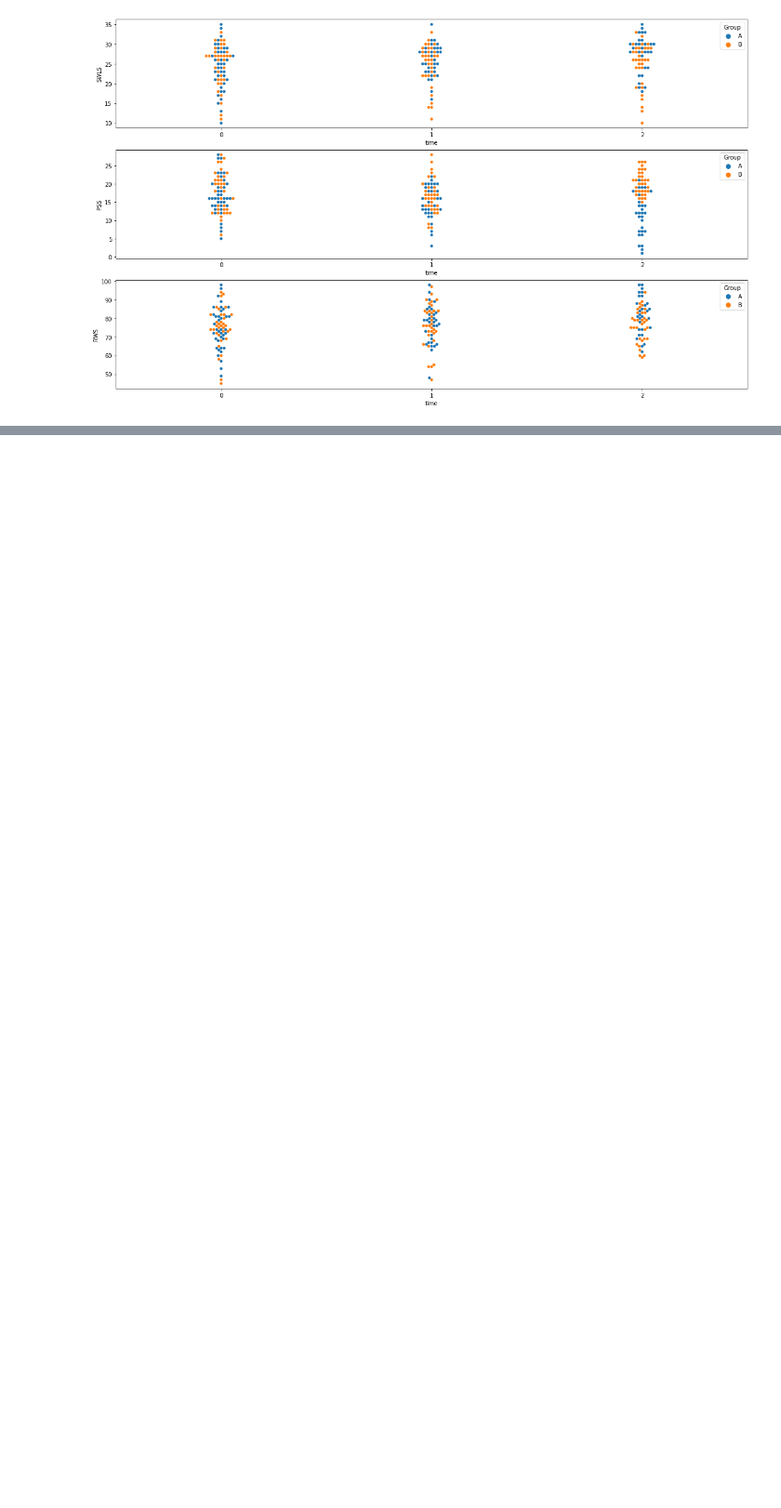
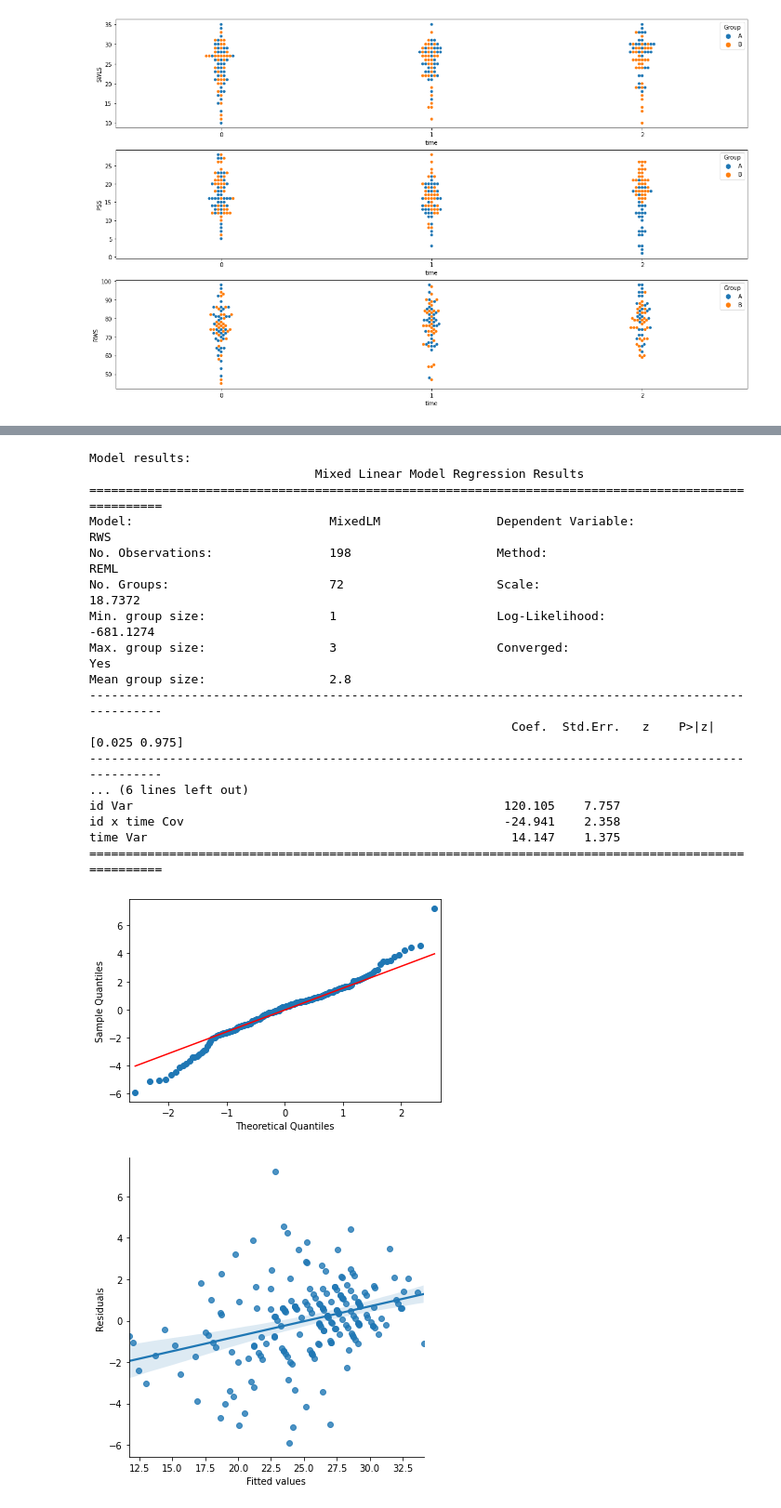
Before and after one commit to lucia-lux/interview_task_120122, a Jupyter notebook: it_12012022_analysis.ipynb, the cells around one changed output, grey strips where cells are left out. Shown at 93% size. Cells and saved outputs as stored; diff of their text form; code cells hidden in the pictures; blank space fills up the shorter version.

Commit message:
Finalized class structure, edited docstrings and added some comments.

```diff
--- a/it_12012022_analysis.ipynb
+++ b/it_12012022_analysis.ipynb
@@ -491,11 +605,14 @@ for i, var in enumerate(vars):
 # %% [output]
 [figure]
 # %%
-da = Data_Analyzer(pp.in_df_long,"id","time",'SWLS')
-da.remove_excess_missing()
-da.remove_excess_missing(criterion = [1,2])
-#da.get_qual_corr(['enjoy','difficult','numdays'],'kendall')
+
 for var in vars:
+    da = Data_Analyzer(pp.in_df_long,'Group','time','id',var)
+    da.remove_excess_missing()
+    da.remove_excess_missing(criterion = [1,2])
+    print("\nBuilding model...")
     da.build_lmem(var,["C(Group,Treatment('B'))", "C(time,Treatment(0))"],interacts = 1,r_slpe = "time")
-#da.build_gee("SWLS",["C(Group,Treatment('B'))", "C(time,Treatment(0))"],sm.families.Gaussian(), sm.cov_struct.Autoregressive(),interacts = 1)
+    da.model_diagnostics('lmem')
+    #da.build_gee(var,["C(Group,Treatment('B'))", "C(time,Treatment(0))"],sm.families.Tweedie(), sm.cov_struct.Autoregressive(),interacts = 1)
+    #da.model_diagnostics('gee')
 # %% [output]
@@ -518,0 +653,19 @@ time Var                                                  14.147    1.375
+Model results:
+                               Mixed Linear Model Regression Results
+====================================================================================================
+Model:                           MixedLM                Dependent Variable:                RWS
+No. Observations:                198                    Method:                            REML
+No. Groups:                      72                     Scale:                             18.7372
+Min. group size:                 1                      Log-Likelihood:                    -681.1274
+Max. group size:                 3                      Converged:                         Yes
+Mean group size:                 2.8
+----------------------------------------------------------------------------------------------------
+                                                          Coef.  Std.Err.   z    P>|z| [0.025 0.975]
+----------------------------------------------------------------------------------------------------
+... (6 lines left out)
+id Var                                                   120.105    7.757
+id x time Cov                                            -24.941    2.358
+time Var                                                  14.147    1.375
+====================================================================================================
+[figure, added]
+[figure, added]
```
Also changed, not shown: parts of 13 cells of this notebook.
